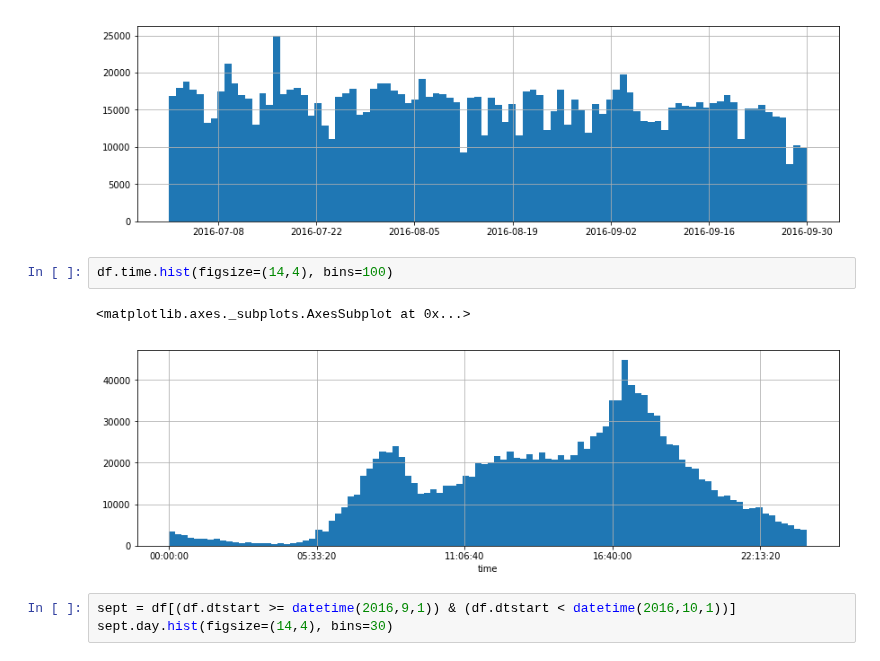
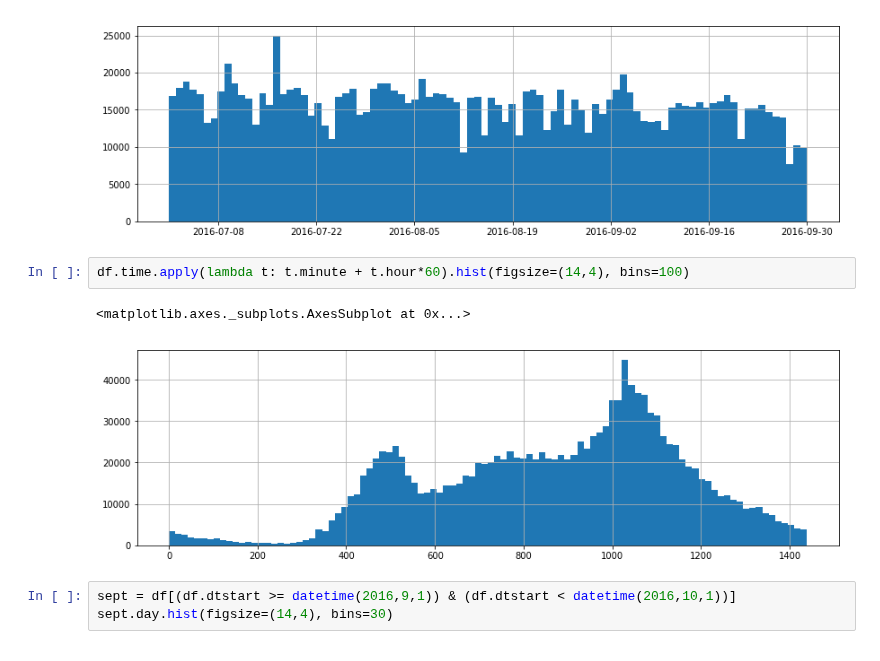
Before and after one commit to sdpython/ensae_projects, a Jupyter notebook: _doc/notebooks/challenges/city_bike/bike_chicago.ipynb, the cells around one changed output. Saved outputs shown, nothing was run; the diff lists cells and outputs as text.

```diff
--- a/_doc/notebooks/challenges/city_bike/bike_chicago.ipynb
+++ b/_doc/notebooks/challenges/city_bike/bike_chicago.ipynb
@@ -70,10 +70,10 @@ df.day.hist(figsize=(14,4), bins=92)
 <matplotlib.axes._subplots.AxesSubplot at 0x...>
 [figure]
 # %%
-df.time.hist(figsize=(14,4), bins=100)
+df.time.apply(lambda t: t.minute + t.hour*60).hist(figsize=(14,4), bins=100)
 # %% [output]
 <matplotlib.axes._subplots.AxesSubplot at 0x...>
-[figure, old version]
+[figure, new version]
 # %%
 sept = df[(df.dtstart >= datetime(2016,9,1)) & (df.dtstart < datetime(2016,10,1))]
 sept.day.hist(figsize=(14,4), bins=30)
```
Also changed, not shown: parts of 4 cells of this notebook.
